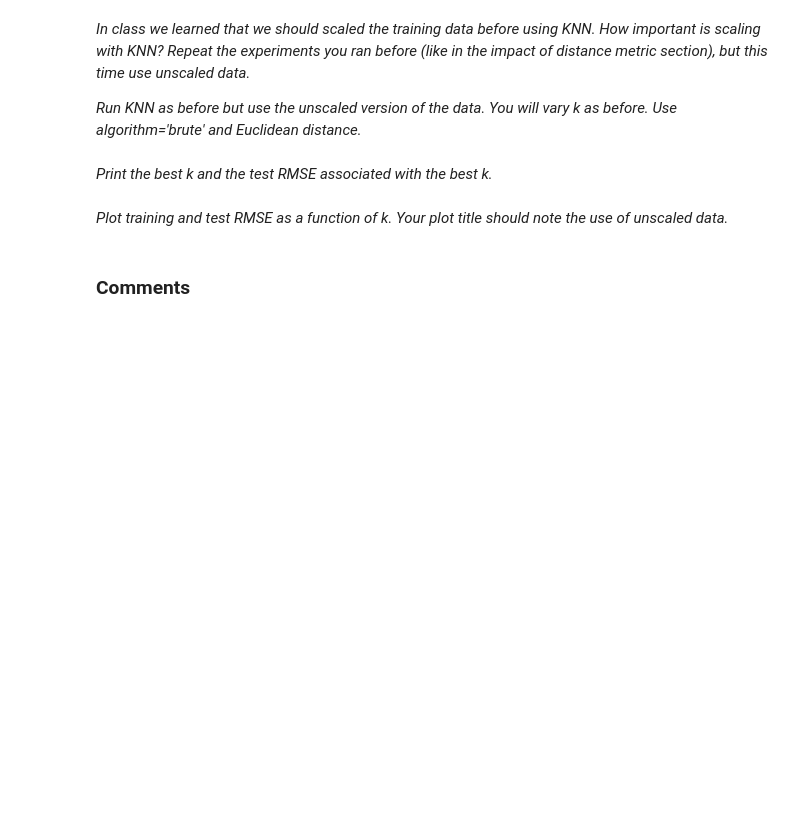
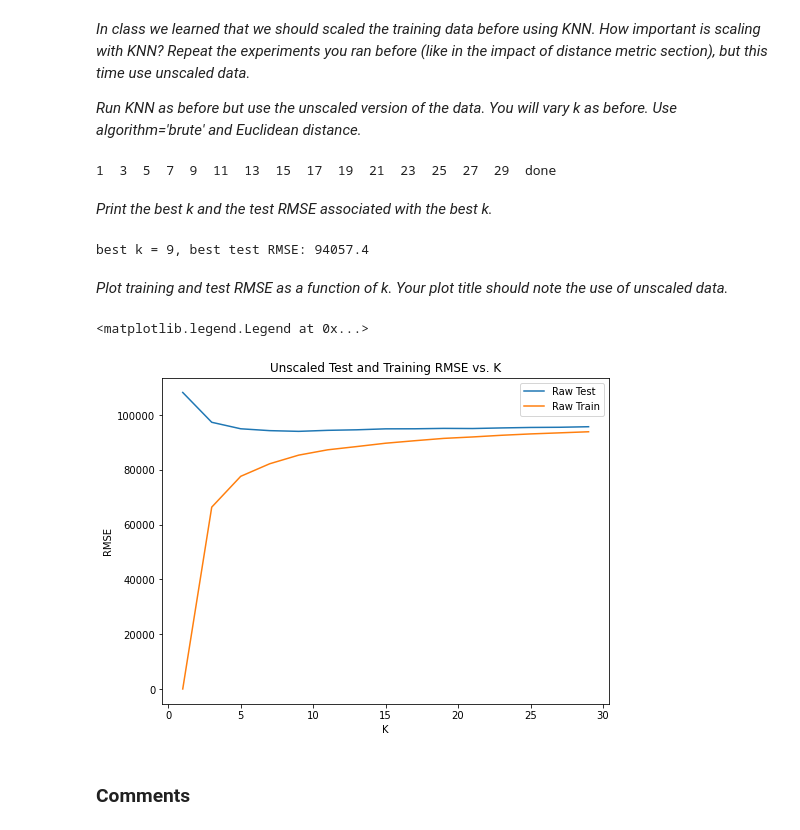
Before and after one commit to raymondshum/CST383, a Jupyter notebook: Assignments/HW6/knn_experiments_housing_student.ipynb, the cells around one changed output. Cells and saved outputs as stored; diff of their text form; code cells hidden in the pictures; blank space fills up the shorter version.

```diff
--- a/Assignments/HW6/knn_experiments_housing_student.ipynb
+++ b/Assignments/HW6/knn_experiments_housing_student.ipynb
@@ -265,2 +335,16 @@ _Run KNN as before but use the unscaled version of the data.  You will vary k as
+# %%
+n = 30
+raw_test_rmse = []
+raw_train_rmse = []
+ks = np.arange(1, n+1, 2)
+for k in ks:
+    print(k, ' ', end='')
+    regr = KNeighborsRegressor(n_neighbors=k, algorithm='brute',p=2)
+    rmse_tr, rmse_te = get_train_test_rmse(regr, X_train_raw, X_test_raw, y_train, y_test)
+    raw_train_rmse.append(rmse_tr)
+    raw_test_rmse.append(rmse_te)
+print('done')
+# %% [output]
+1  3  5  7  9  11  13  15  17  19  21  23  25  27  29  done
 # %% [markdown]
 _Print the best k and the test RMSE associated with the best k._
@@ -269,2 +351,7 @@ _Print the best k and the test RMSE associated with the best k._
+# %%
+best_k, best_rmse = get_best(ks, raw_test_rmse)
+print('best k = {}, best test RMSE: {:0.1f}'.format(best_k, best_rmse))
+# %% [output]
+best k = 9, best test RMSE: 94057.4
 # %% [markdown]
 _Plot training and test RMSE as a function of k.  Your plot title should note the use of unscaled data._
@@ -273,3 +358,13 @@ _Plot training and test RMSE as a function of k.  Your plot title should note th
+# %%
+plt.plot(ks, raw_test_rmse, label="Raw Test")
+plt.plot(ks, raw_train_rmse, label="Raw Train")
+plt.title("Unscaled Test and Training RMSE vs. K")
+plt.xlabel("K")
+plt.ylabel("RMSE")
+plt.legend()
+# %% [output]
+<matplotlib.legend.Legend at 0x...>
+[figure, added]
 # %% [markdown]
 ### Comments
 # %% [markdown]
```
Also changed, not shown: parts of 43 cells of this notebook.
